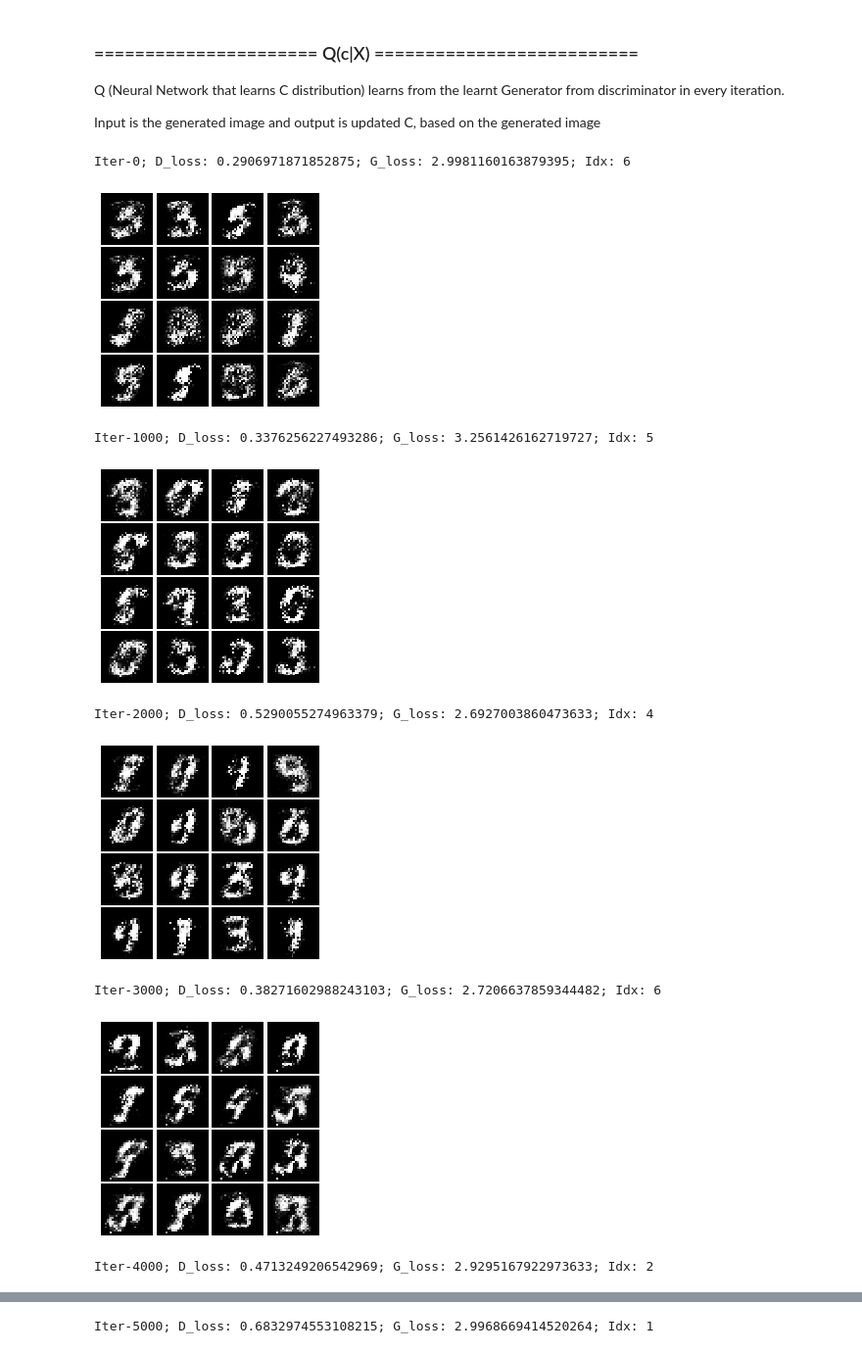
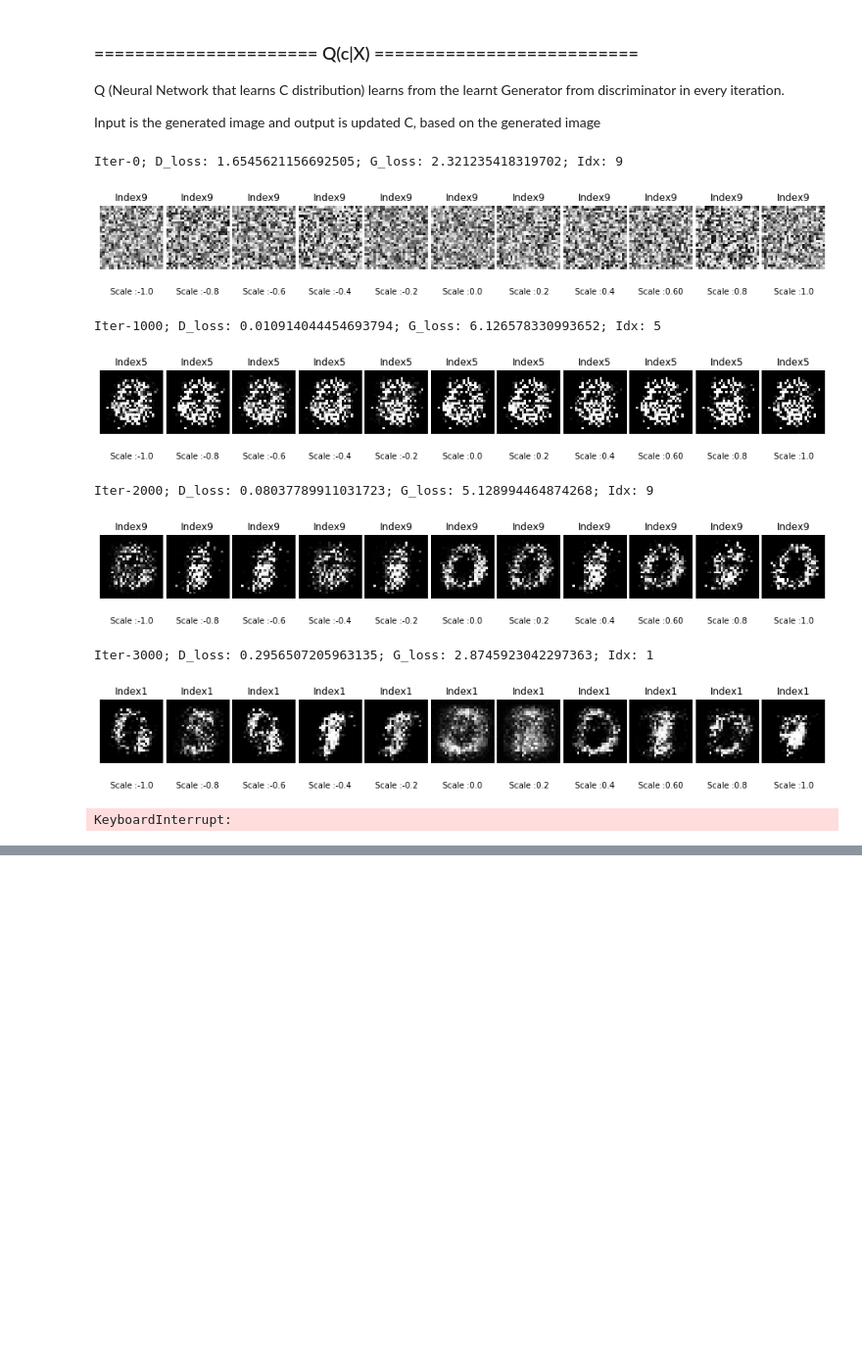
Before and after one commit to gitlost-murali/InfoGAN, a Jupyter notebook: InfoGAN.ipynb, the cells around one changed output, grey strips where cells are left out. Shown at 98% size. Cells and saved outputs as stored; diff of their text form; code cells hidden in the pictures; blank space fills up the shorter version.

Commit message:
Set single title for plots

```diff
--- a/InfoGAN.ipynb
+++ b/InfoGAN.ipynb
@@ -289,44 +289,54 @@ for it in range(100000):
 # ================================== STOP ==========================================
 
 
     # Print and plot every now and then
+    plotting_size = 11
+    scale = 2
+    length = 10
+
     if it % 1000 == 0:
         idx = np.random.randint(0, 10)
         c = np.zeros([mb_size, 10])
-        c[range(mb_size), idx] = 1
+
+        c_score = [scale*i*(1/length) for i in range(-int(length/2),int(length/2)+1,1)]
+
+        c[range(plotting_size), idx] = c_score
         c = Variable(torch.from_numpy(c.astype('float32')))
-        samples = G(z, c).data.numpy()[:16]
+        samples = G(z, c).data.numpy()[:plotting_size]
 
         print('Iter-{}; D_loss: {}; G_loss: {}; Idx: {}'
               .format(it, D_loss.data.numpy(), G_loss.data.numpy(), idx))
 
-        fig = plt.figure(figsize=(4, 4))
-        gs = gridspec.GridSpec(4, 4)
+        fig = plt.figure(figsize=(16,8))
+
+        gs = gridspec.GridSpec(1, plotting_size)
         gs.update(wspace=0.05, hspace=0.05)
+
 
         for i, sample in enumerate(samples):
             ax = plt.subplot(gs[i])
             plt.axis('off')
+            plt.title("Index"+str(idx))
             ax.set_xticklabels([])
             ax.set_yticklabels([])
             ax.set_aspect('equal')
             plt.imshow(sample.reshape(28, 28), cmap='Greys_r')
-
+            ax.text(0.5,-0.4, "\nScale :"+str(c_score[i])[:4], size=10, ha="center", transform=ax.transAxes)
         if not os.path.exists('out/'):
             os.makedirs('out/')
 
         plt.savefig('out/{}.png'
                     .format(str(cnt).zfill(3)+"label_"+str(idx)), bbox_inches='tight')
         cnt += 1
         plt.show()
         plt.close(fig)
 # %% [output]
-Iter-0; D_loss: 0.2906971871852875; G_loss: 2.9981160163879395; Idx: 6
+Iter-0; D_loss: 1.6545621156692505; G_loss: 2.321235418319702; Idx: 9
-[figure, old version]
+[figure, new version]
-Iter-1000; D_loss: 0.3376256227493286; G_loss: 3.2561426162719727; Idx: 5
+Iter-1000; D_loss: 0.010914044454693794; G_loss: 6.126578330993652; Idx: 5
-[figure, old version]
+[figure, new version]
-Iter-2000; D_loss: 0.5290055274963379; G_loss: 2.6927003860473633; Idx: 4
+Iter-2000; D_loss: 0.08037789911031723; G_loss: 5.128994464874268; Idx: 9
-[figure, old version]
+[figure, new version]
-Iter-3000; D_loss: 0.38271602988243103; G_loss: 2.7206637859344482; Idx: 6
+Iter-3000; D_loss: 0.2956507205963135; G_loss: 2.8745923042297363; Idx: 1
-[figure, old version]
+[figure, new version]
-Iter-4000; D_loss: 0.4713249206542969; G_loss: 2.9295167922973633; Idx: 2
+KeyboardInterrupt:
@@ -334 +342,0 @@ Iter-4000; D_loss: 0.4713249206542969; G_loss: 2.9295167922973633; Idx: 2
-Iter-5000; D_loss: 0.6832974553108215; G_loss: 2.9968669414520264; Idx: 1
```
Also changed, not shown: parts of 4 cells of this notebook.
